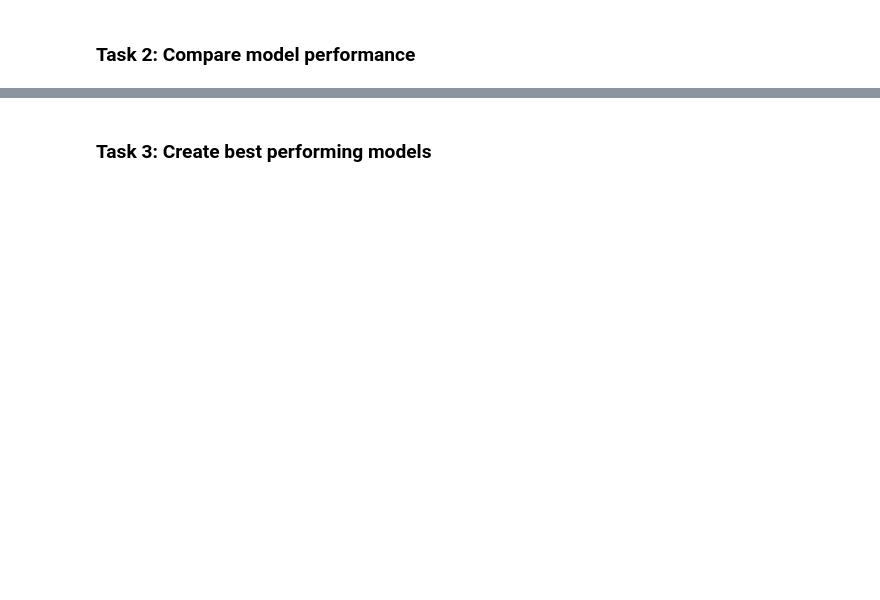
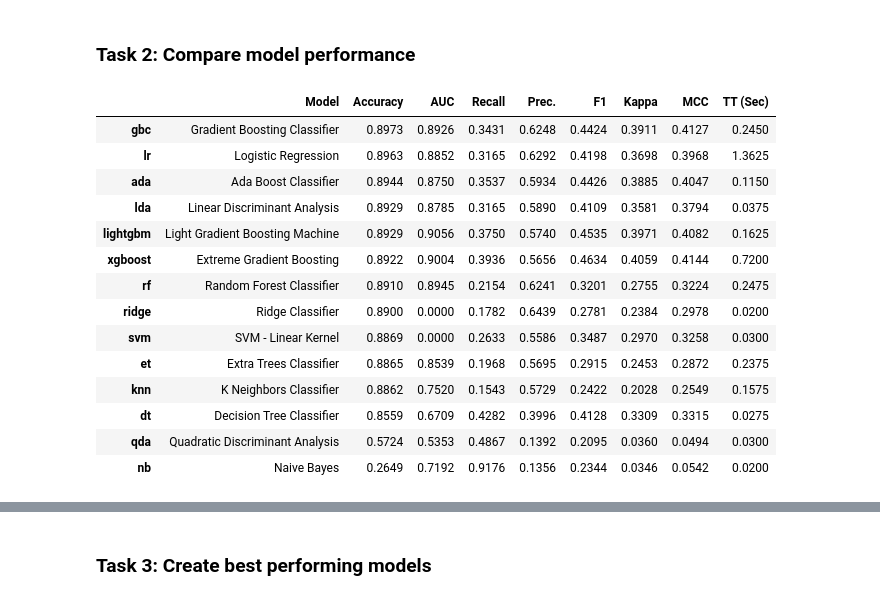
Before and after one commit to Data-Science-edX-Fellowship/RepoShare, a Jupyter notebook: PyCaret Classification/PyCaret_classification.ipynb, the cells around one changed output, grey strips where cells are left out. Cells and saved outputs as stored; diff of their text form; code cells hidden in the pictures; blank space fills up the shorter version.

```diff
--- a/PyCaret Classification/PyCaret_classification.ipynb
+++ b/PyCaret Classification/PyCaret_classification.ipynb
@@ -33,7 +99,23 @@ session_1 = setup(df1, target = 'y', session_id=123, log_experiment=False, norma
 ### Task 2: Compare model performance
 # %%
 #comparing for best performing models, fold set to 4, by default it runs a 10 fold Cv.
-best_model = compare_models(blacklist=['catboost'], fold=4)
+best_model = compare_models(exclude=['catboost'], fold=4)
+# %% [output]
+|  | Model | Accuracy | AUC | Recall | Prec. | F1 | Kappa | MCC | TT (Sec) |
+| gbc | Gradient Boosting Classifier | 0.8973 | 0.8926 | 0.3431 | 0.6248 | 0.4424 | 0.3911 | 0.4127 | 0.2450 |
+| lr | Logistic Regression | 0.8963 | 0.8852 | 0.3165 | 0.6292 | 0.4198 | 0.3698 | 0.3968 | 1.3625 |
+| ada | Ada Boost Classifier | 0.8944 | 0.8750 | 0.3537 | 0.5934 | 0.4426 | 0.3885 | 0.4047 | 0.1150 |
+| lda | Linear Discriminant Analysis | 0.8929 | 0.8785 | 0.3165 | 0.5890 | 0.4109 | 0.3581 | 0.3794 | 0.0375 |
+| lightgbm | Light Gradient Boosting Machine | 0.8929 | 0.9056 | 0.3750 | 0.5740 | 0.4535 | 0.3971 | 0.4082 | 0.1625 |
+| xgboost | Extreme Gradient Boosting | 0.8922 | 0.9004 | 0.3936 | 0.5656 | 0.4634 | 0.4059 | 0.4144 | 0.7200 |
+| rf | Random Forest Classifier | 0.8910 | 0.8945 | 0.2154 | 0.6241 | 0.3201 | 0.2755 | 0.3224 | 0.2475 |
+| ridge | Ridge Classifier | 0.8900 | 0.0000 | 0.1782 | 0.6439 | 0.2781 | 0.2384 | 0.2978 | 0.0200 |
+| svm | SVM - Linear Kernel | 0.8869 | 0.0000 | 0.2633 | 0.5586 | 0.3487 | 0.2970 | 0.3258 | 0.0300 |
+| et | Extra Trees Classifier | 0.8865 | 0.8539 | 0.1968 | 0.5695 | 0.2915 | 0.2453 | 0.2872 | 0.2375 |
+| knn | K Neighbors Classifier | 0.8862 | 0.7520 | 0.1543 | 0.5729 | 0.2422 | 0.2028 | 0.2549 | 0.1575 |
+| dt | Decision Tree Classifier | 0.8559 | 0.6709 | 0.4282 | 0.3996 | 0.4128 | 0.3309 | 0.3315 | 0.0275 |
+| qda | Quadratic Discriminant Analysis | 0.5724 | 0.5353 | 0.4867 | 0.1392 | 0.2095 | 0.0360 | 0.0494 | 0.0300 |
+| nb | Naive Bayes | 0.2649 | 0.7192 | 0.9176 | 0.1356 | 0.2344 | 0.0346 | 0.0542 | 0.0200 |
 # %%
 #naming convention of all models for classification is shown here
 models()
```
Also changed, not shown: parts of 27 cells of this notebook.
